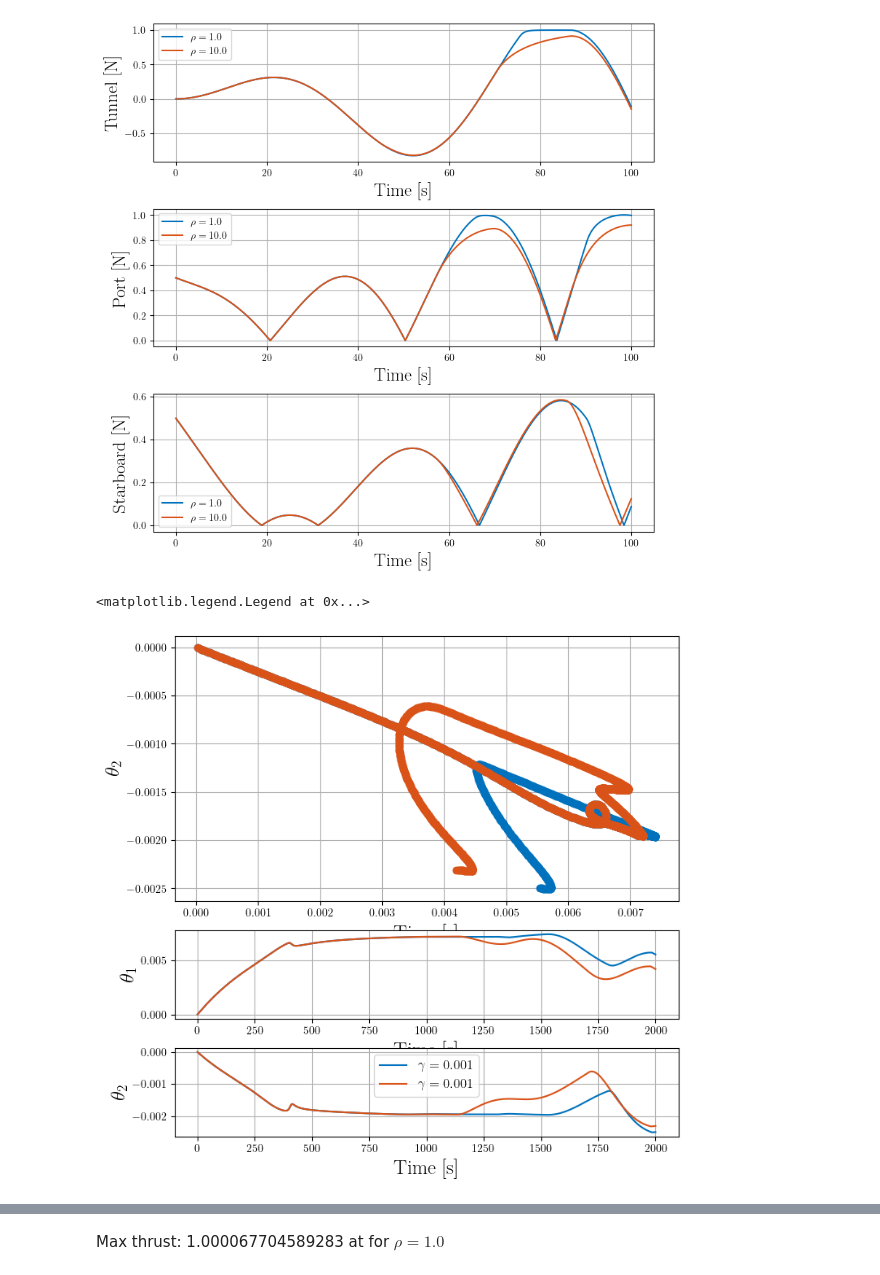
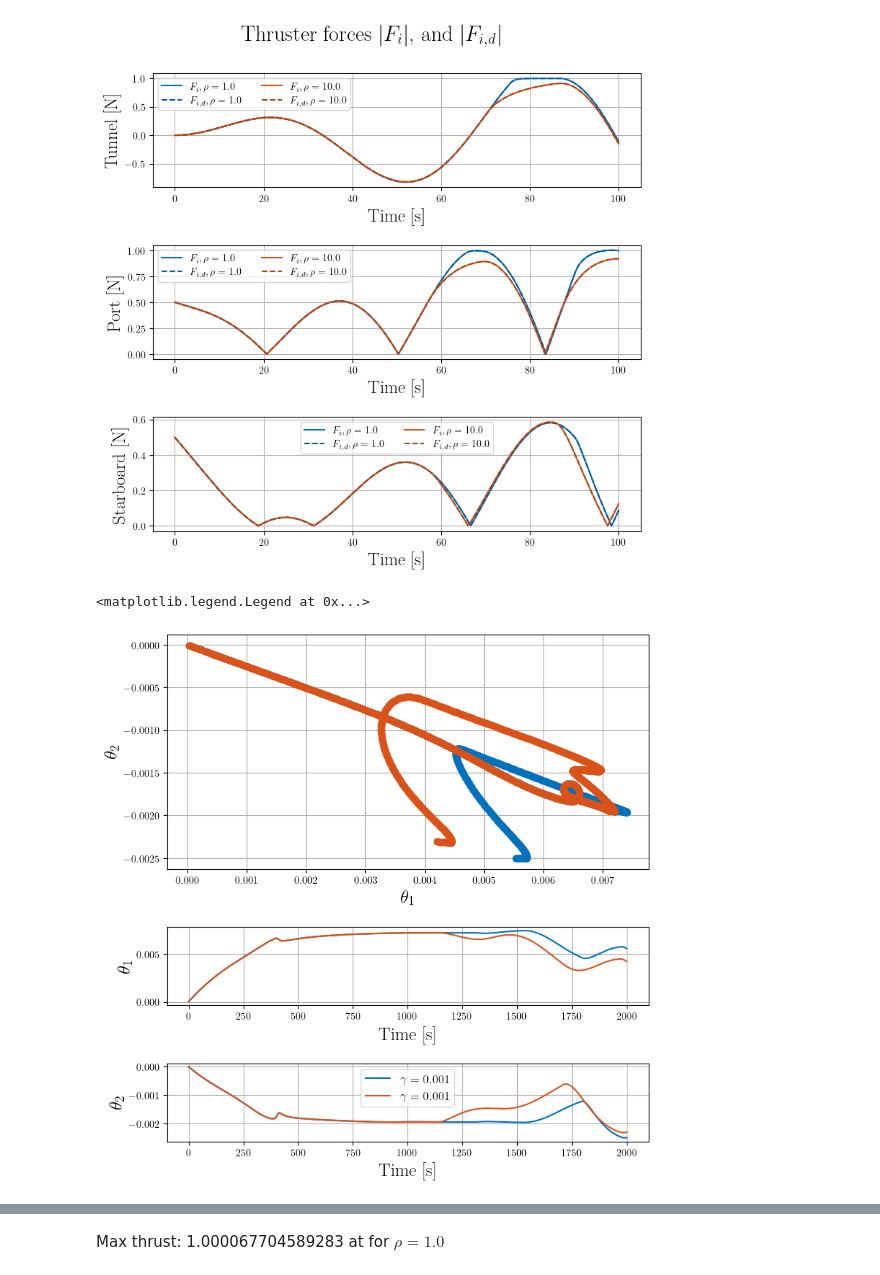
Before and after one commit to incebellipipo/skadipy, a Jupyter notebook: notebooks/018_compare_cbf_time_constant.ipynb, the cells around one changed output, grey strips where cells are left out. Cells and saved outputs as stored; diff of their text form; code cells hidden in the pictures.

Commit message:
docs: add force and desired force magnitudes

```diff
--- a/notebooks/018_compare_cbf_time_constant.ipynb
+++ b/notebooks/018_compare_cbf_time_constant.ipynb
@@ -74,0 +78,2 @@ fig, ax = plot_histories(tau_cmd=tau_cmd, tau_alloc=tau_hist, dt=time_step)
+# %%
+results = run_tests2(tau_cmd=tau_cmd, d_tau_cmd=d_tau_cmd, allocators=allocators)
@@ -92,21 +105,26 @@ ax[1].legend(legend_items)
 # %%
-fig, ax = plot_thruster_forces(xi_hist, dt=time_step)
+fig, ax = plot_thruster_forces_reference_filter(results.xi_hist, results.xi_desired_hist, dt=time_step)
+fig.suptitle("Thruster forces $|F_i|$, and $|F_{i,d}|$")
+fig.tight_layout(rect=[0.0, 0.0, 1.0, 1.0])
 
 for plot in ax:
     legend_items = []
     for r in rho:
-        legend_items.append(f"$\\rho = {r}$")
-    plot.legend(legend_items)
+        legend_items.append(f"$F_i, \\rho = {r}$")
+        legend_items.append(f"$F_{{i,d}}, \\rho = {r}$")
+    plot.legend(legend_items, loc="best", ncol=2)
 # %% [output]
-[figure, old version]
+[figure, new version]
 # %%
-plot_theta_histories(theta_hist)
+fig, ax = plot_theta_histories(results.theta_hist)
+fig.tight_layout(rect=[0.0, 0.0, 1.0, 1.0])
+
 l = []
 for i in gamma:
     l.append(r"$\gamma = {}$".format(i))
 
 plt.legend(l, fontsize=12)
 # %% [output]
 <matplotlib.legend.Legend at 0x...>
-[figure, old version]
+[figure, new version]
 # %%
```
Also changed, not shown: parts of 8 cells of this notebook, 18 other files.
